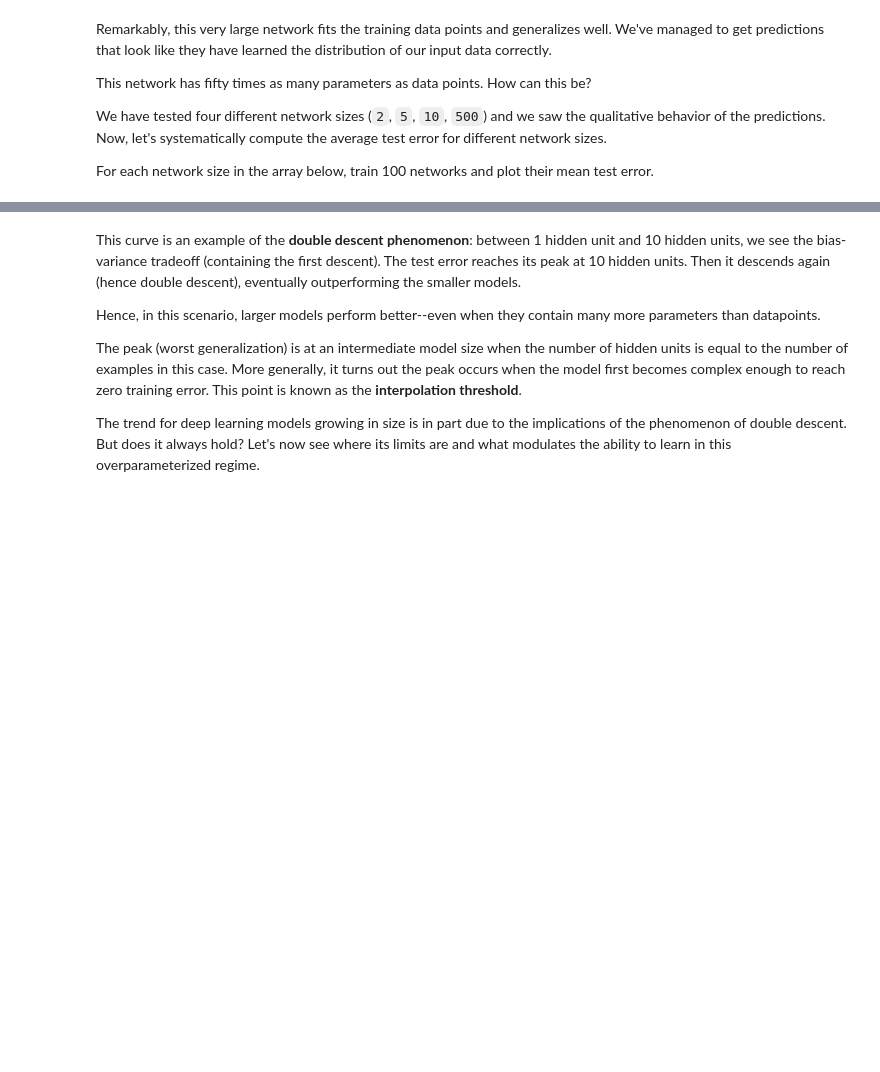
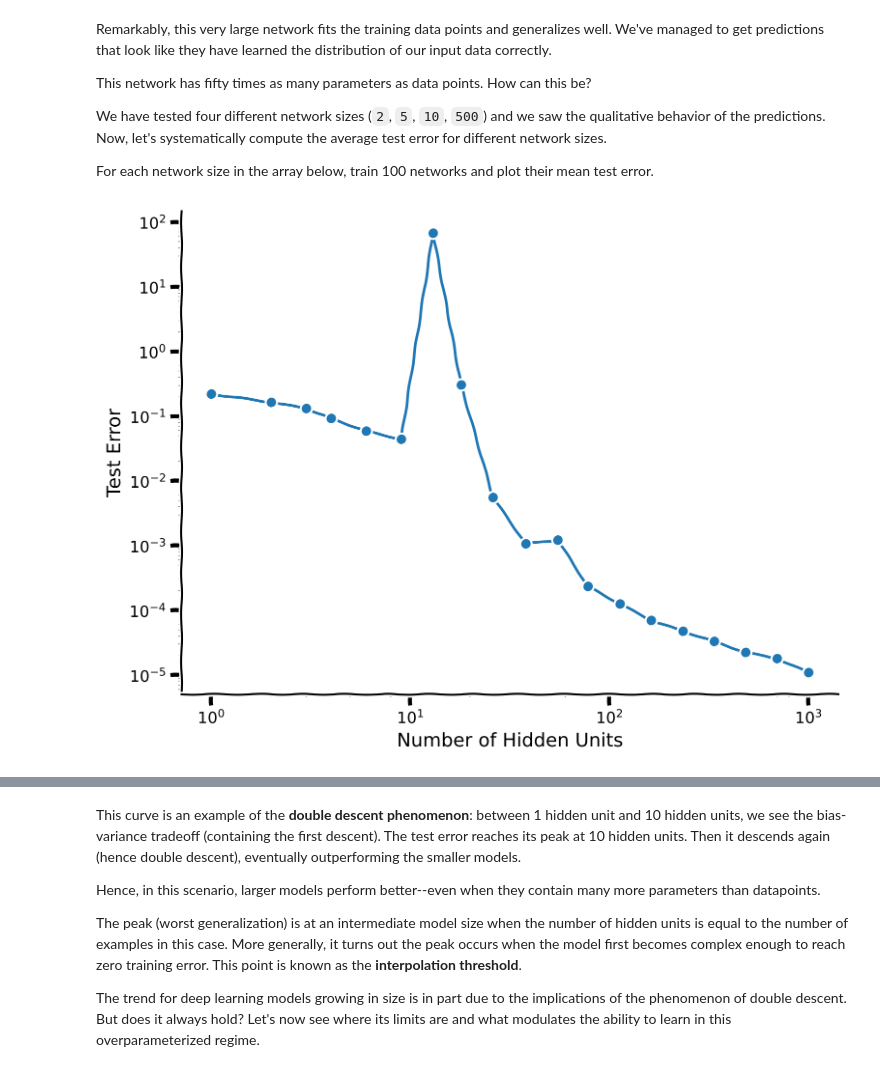
Before and after one commit to sabertoaster/Neuromatch-NeuroAI, a Jupyter notebook: tutorials/W2D1_Macrocircuits/student/W2D1_Tutorial2.ipynb, the cells around one changed output, grey strips where cells are left out. Cells and saved outputs as stored; diff of their text form; code cells hidden in the pictures; blank space fills up the shorter version.

```diff
--- a/tutorials/W2D1_Macrocircuits/student/W2D1_Tutorial2.ipynb
+++ b/tutorials/W2D1_Macrocircuits/student/W2D1_Tutorial2.ipynb
@@ -721,36 +747,38 @@ set_seed(42)
 
 n_hids = np.unique(np.round(np.logspace(0, 3, 20))).astype(int)
 
 ###################################################################
 ## Fill out the following then remove
-raise NotImplementedError("Student exercise: complete calculation of mean test error for different sizes of hidden units defined above.")
+# raise NotImplementedError("Student exercise: complete calculation of mean test error for different sizes of hidden units defined above.")
 ###################################################################
 
 def sweep_test(x_train, y_train, x_test, y_test, n_hidden = 10, n_reps = 100, reg = 0.0):
     """
     Calculate the mean test error for fitting the second layer of the network for a defined number of repetitions.
     Notice that `init_scale` is always set to 0 in this case.
     Inputs:
     - x_train (np.ndarray): train input data.
     - y_train (np.ndarray): train target data.
     - x_test (np.ndarray): test input data.
     - y_test (np.ndarray): test target data.
     - n_hidden (int, default = 10): size of hidden layer.
     - n_reps (int, default = 100): number of resamples for data.
     - reg (float, default = 0): regularization constant.
 
     Outputs:
     - (float): mean error for train data.
     """
-    return np.mean(np.array([fit_relu(..., ..., ..., ..., n_hidden=n_hidden, reg = reg)[1] for _ in range(n_reps)]))
+    return np.mean(np.array([fit_relu(x_train, y_train, x_test, y_test, n_hidden=n_hidden, reg = reg)[1] for _ in range(n_reps)]))
 
-test_errs = [sweep_test(x_train, y_train, x_test, y_test, n_hidden=..., n_reps=100, reg = 0.0) for n_hid in ...]
+test_errs = [sweep_test(x_train, y_train, x_test, y_test, n_hidden=n_hid, n_reps=100, reg = 0.0) for n_hid in n_hids]
 
 with plt.xkcd():
     plt.loglog(n_hids,test_errs,'o-',label='Test')
     plt.xlabel('Number of Hidden Units')
     plt.ylabel('Test Error')
     plt.show()
+# %% [output]
+[figure, added]
 # %% [markdown]
 [*Click for solution*](https://github.com/neuromatch/NeuroAI_Course/tree/main/tutorials/W2D1_Macrocircuits/solutions/W2D1_Tutorial2_Solution_7717ab4f.py)
 
```
Also changed, not shown: parts of 25 cells of this notebook.
